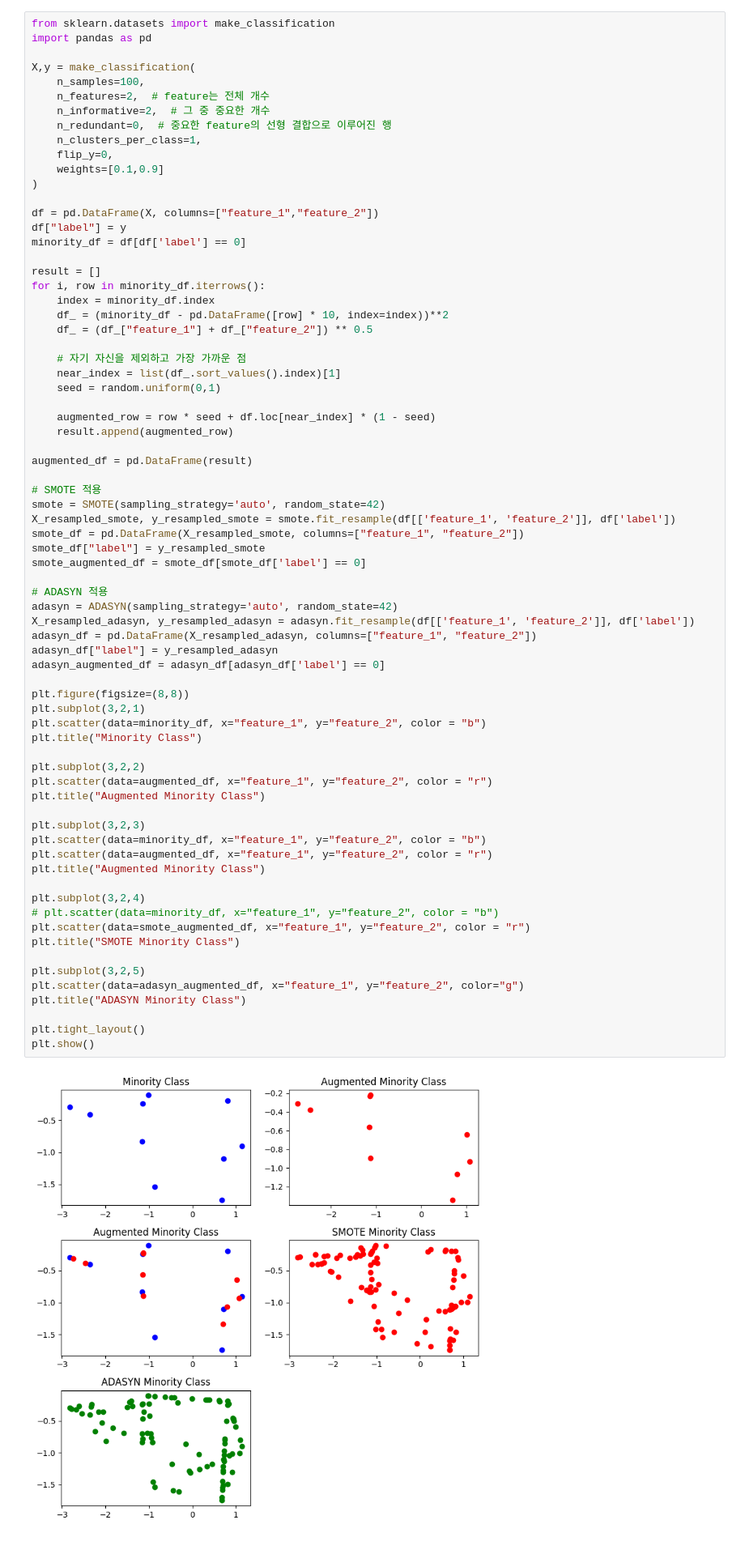
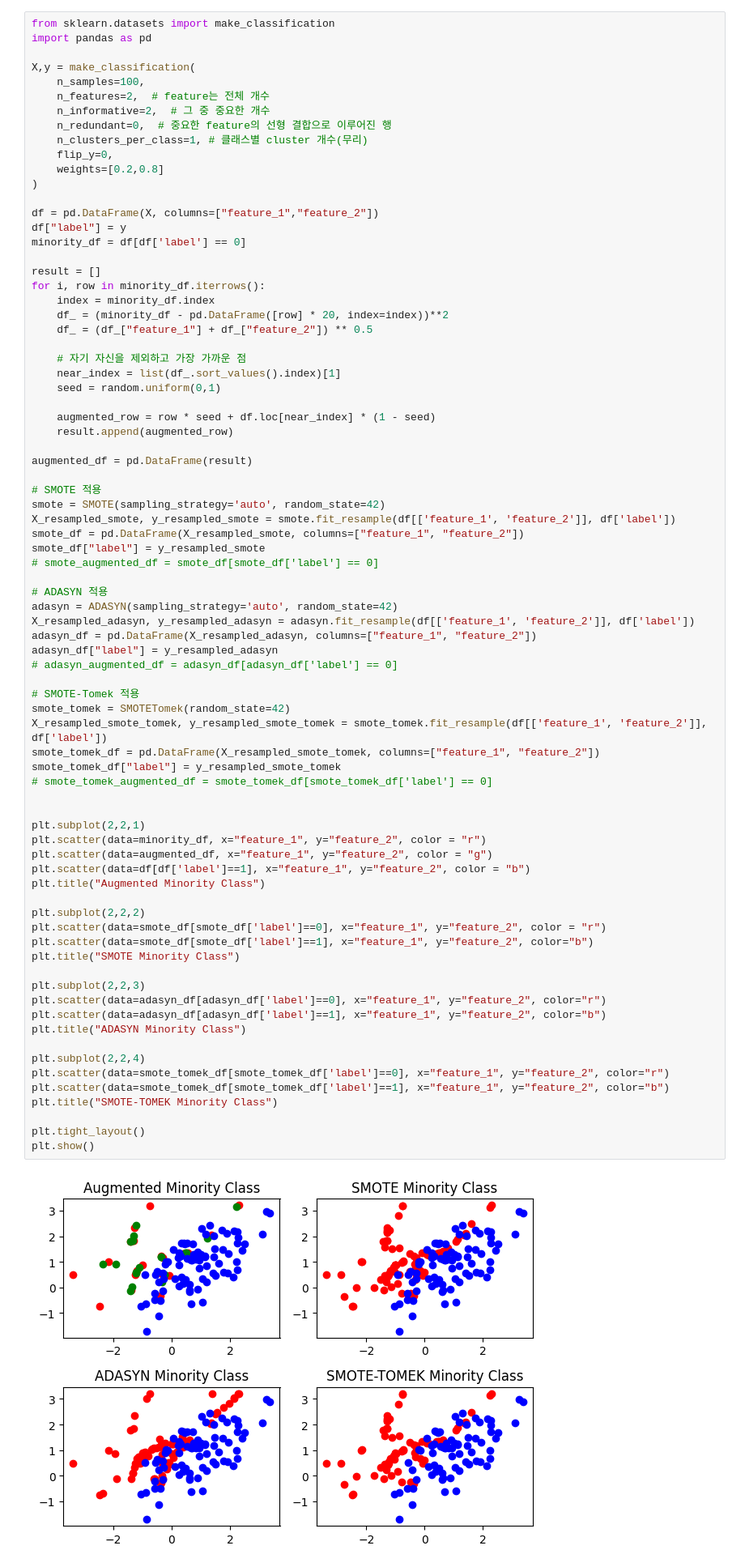
Before and after one commit to Habonit/MLops, a Jupyter notebook: chapter2_1/_6/_2_Data_Sampling_for_Imbalance.ipynb, the cells around one changed output. Shown at 81% size. Cells and saved outputs as stored; diff of their text form.

```diff
--- a/chapter2_1/_6/_2_Data_Sampling_for_Imbalance.ipynb
+++ b/chapter2_1/_6/_2_Data_Sampling_for_Imbalance.ipynb
@@ -285,9 +314,9 @@ X,y = make_classification(
     n_features=2,  # feature는 전체 개수
     n_informative=2,  # 그 중 중요한 개수
     n_redundant=0,  # 중요한 feature의 선형 결합으로 이루어진 행
-    n_clusters_per_class=1,
+    n_clusters_per_class=1, # 클래스별 cluster 개수(무리)
     flip_y=0,
-    weights=[0.1,0.9]
+    weights=[0.2,0.8]
 )
 
 df = pd.DataFrame(X, columns=["feature_1","feature_2"])
@@ -297,56 +326,62 @@ minority_df = df[df['label'] == 0]
 result = []
 for i, row in minority_df.iterrows():
     index = minority_df.index
-    df_ = (minority_df - pd.DataFrame([row] * 10, index=index))**2
+    df_ = (minority_df - pd.DataFrame([row] * 20, index=index))**2
     df_ = (df_["feature_1"] + df_["feature_2"]) ** 0.5
 
     # 자기 자신을 제외하고 가장 가까운 점
     near_index = list(df_.sort_values().index)[1]
     seed = random.uniform(0,1)
 
     augmented_row = row * seed + df.loc[near_index] * (1 - seed)
     result.append(augmented_row)
 
 augmented_df = pd.DataFrame(result)
 
 # SMOTE 적용
 smote = SMOTE(sampling_strategy='auto', random_state=42)
 X_resampled_smote, y_resampled_smote = smote.fit_resample(df[['feature_1', 'feature_2']], df['label'])
 smote_df = pd.DataFrame(X_resampled_smote, columns=["feature_1", "feature_2"])
 smote_df["label"] = y_resampled_smote
-smote_augmented_df = smote_df[smote_df['label'] == 0]
+# smote_augmented_df = smote_df[smote_df['label'] == 0]
 
 # ADASYN 적용
 adasyn = ADASYN(sampling_strategy='auto', random_state=42)
 X_resampled_adasyn, y_resampled_adasyn = adasyn.fit_resample(df[['feature_1', 'feature_2']], df['label'])
 adasyn_df = pd.DataFrame(X_resampled_adasyn, columns=["feature_1", "feature_2"])
 adasyn_df["label"] = y_resampled_adasyn
-adasyn_augmented_df = adasyn_df[adasyn_df['label'] == 0]
+# adasyn_augmented_df = adasyn_df[adasyn_df['label'] == 0]
 
-plt.figure(figsize=(8,8))
-plt.subplot(3,2,1)
-plt.scatter(data=minority_df, x="feature_1", y="feature_2", color = "b")
-plt.title("Minority Class")
+# SMOTE-Tomek 적용
+smote_tomek = SMOTETomek(random_state=42)
+X_resampled_smote_tomek, y_resampled_smote_tomek = smote_tomek.fit_resample(df[['feature_1', 'feature_2']], df['label'])
+smote_tomek_df = pd.DataFrame(X_resampled_smote_tomek, columns=["feature_1", "feature_2"])
+smote_tomek_df["label"] = y_resampled_smote_tomek
+# smote_tomek_augmented_df = smote_tomek_df[smote_tomek_df['label'] == 0]
 
-plt.subplot(3,2,2)
-plt.scatter(data=augmented_df, x="feature_1", y="feature_2", color = "r")
+
+plt.subplot(2,2,1)
+plt.scatter(data=minority_df, x="feature_1", y="feature_2", color = "r")
+plt.scatter(data=augmented_df, x="feature_1", y="feature_2", color = "g")
+plt.scatter(data=df[df['label']==1], x="feature_1", y="feature_2", color = "b")
 plt.title("Augmented Minority Class")
 
-plt.subplot(3,2,3)
-plt.scatter(data=minority_df, x="feature_1", y="feature_2", color = "b")
-plt.scatter(data=augmented_df, x="feature_1", y="feature_2", color = "r")
-plt.title("Augmented Minority Class")
-
-plt.subplot(3,2,4)
-# plt.scatter(data=minority_df, x="feature_1", y="feature_2", color = "b")
-plt.scatter(data=smote_augmented_df, x="feature_1", y="feature_2", color = "r")
+plt.subplot(2,2,2)
+plt.scatter(data=smote_df[smote_df['label']==0], x="feature_1", y="feature_2", color = "r")
+plt.scatter(data=smote_df[smote_df['label']==1], x="feature_1", y="feature_2", color="b")
 plt.title("SMOTE Minority Class")
 
-plt.subplot(3,2,5)
-plt.scatter(data=adasyn_augmented_df, x="feature_1", y="feature_2", color="g")
+plt.subplot(2,2,3)
+plt.scatter(data=adasyn_df[adasyn_df['label']==0], x="feature_1", y="feature_2", color="r")
+plt.scatter(data=adasyn_df[adasyn_df['label']==1], x="feature_1", y="feature_2", color="b")
 plt.title("ADASYN Minority Class")
+
+plt.subplot(2,2,4)
+plt.scatter(data=smote_tomek_df[smote_tomek_df['label']==0], x="feature_1", y="feature_2", color="r")
+plt.scatter(data=smote_tomek_df[smote_tomek_df['label']==1], x="feature_1", y="feature_2", color="b")
+plt.title("SMOTE-TOMEK Minority Class")
 
 plt.tight_layout()
 plt.show()
 # %% [output]
-[figure, old version]
+[figure, new version]
```
Also changed, not shown: parts of 7 cells of this notebook, 17 other files.
